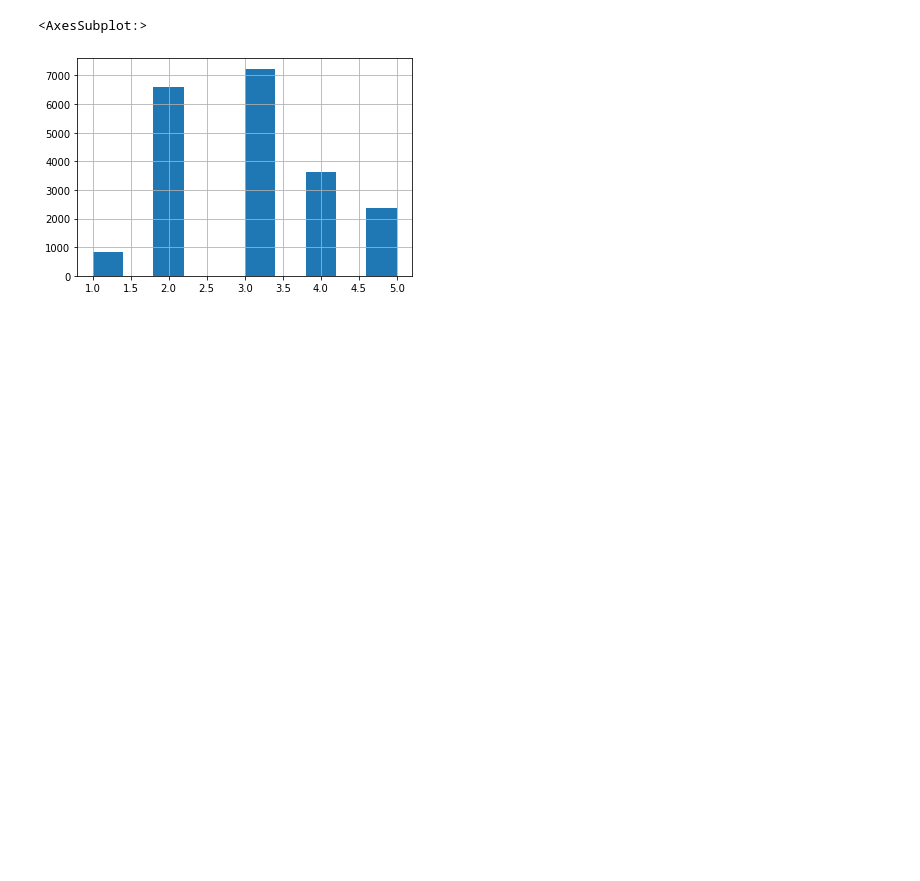
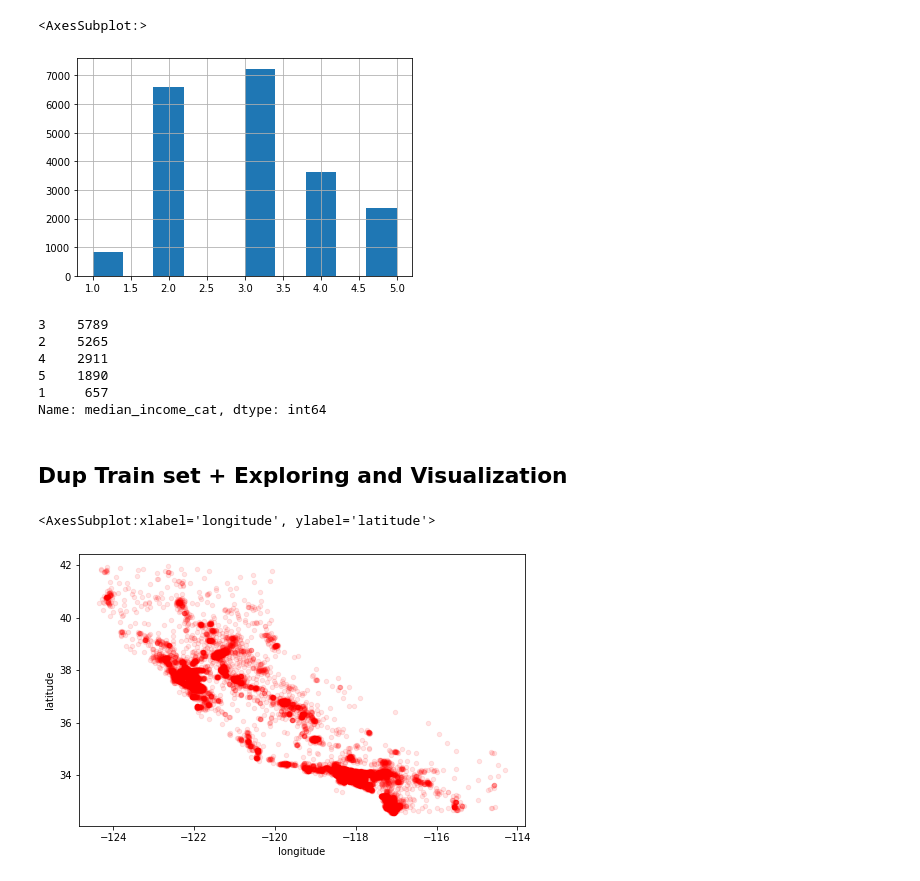
Before and after one commit to brandon-debruyn/project_machine_learning, a Jupyter notebook: california_housing_prices_1990/main.ipynb, the cells around one changed output. Cells and saved outputs as stored; diff of their text form; code cells hidden in the pictures; blank space fills up the shorter version.

Commit message:
more intensive Visualization cp

```diff
--- a/california_housing_prices_1990/main.ipynb
+++ b/california_housing_prices_1990/main.ipynb
@@ -147,20 +147,29 @@ property_distr_cat.value_counts().plot.bar(color="purple", figsize=(8,5))
 # %%
 '''
 Set seperation based on random sampling -> even though better option for sampling, using stratified sampling for median housing prices objective.
+The following process, implements discretization of the continiuous var median_income for strata
 
 train_set, test_set = train_set, test_set = train_test_split(housing_data, test_size=0.2, random_state=42) # seed val (42)
 train_set.head(5)
 '''
-housing_data["income_cat"] = pd.cut(housing_data["median_income"], bins=[0., 1.5, 3.0, 4.5, 6., np.inf], labels=[1, 2, 3, 4, 5])
-housing_data["income_cat"].hist()
+housing_data["median_income_cat"] = pd.cut(housing_data["median_income"], bins=[0., 1.5, 3.0, 4.5, 6., np.inf], labels=[1, 2, 3, 4, 5])
+housing_data["median_income_cat"].hist()
 # %% [output]
 <AxesSubplot:>
 [figure]
 # %%
-
 from sklearn.model_selection import StratifiedShuffleSplit
 
 split = StratifiedShuffleSplit(n_splits=1, test_size=0.2, random_state=42) # create train/test set, at 80/20 standard with a seed val of 42
-for train_index, test_index in split.split(housing_data, housing_data["income_cat"]):
+for train_index, test_index in split.split(housing_data, housing_data["median_income_cat"]):
     train_set = housing_data.loc[train_index]
     test_set = housing_data.loc[test_index]
+# %%
+train_set["median_income_cat"].value_counts()
+# %% [output]
+3    5789
+2    5265
+4    2911
+5    1890
+1     657
+Name: median_income_cat, dtype: int64
@@ -166,0 +181,10 @@ for train_index, test_index in split.split(housing_data, housing_data["income_ca
+# %% [markdown]
+## Dup Train set + Exploring and Visualization
+# %%
+# dataset is small overall -> no need for exploration set
+housing_data_cp = train_set.copy()
+# %%
+housing_data_cp.plot(kind="scatter", x="longitude", y="latitude", figsize=(8,5), color='r', alpha=0.1)
+# %% [output]
+<AxesSubplot:xlabel='longitude', ylabel='latitude'>
+[figure, added]
```
Also changed, not shown: parts of 1 cell of this notebook.
